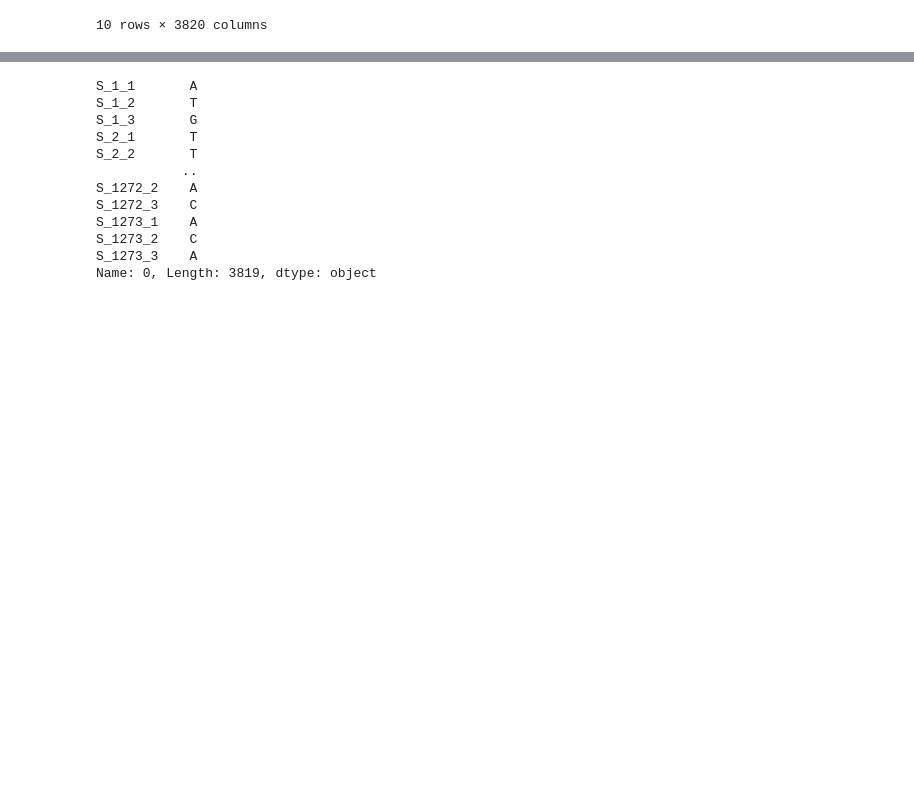
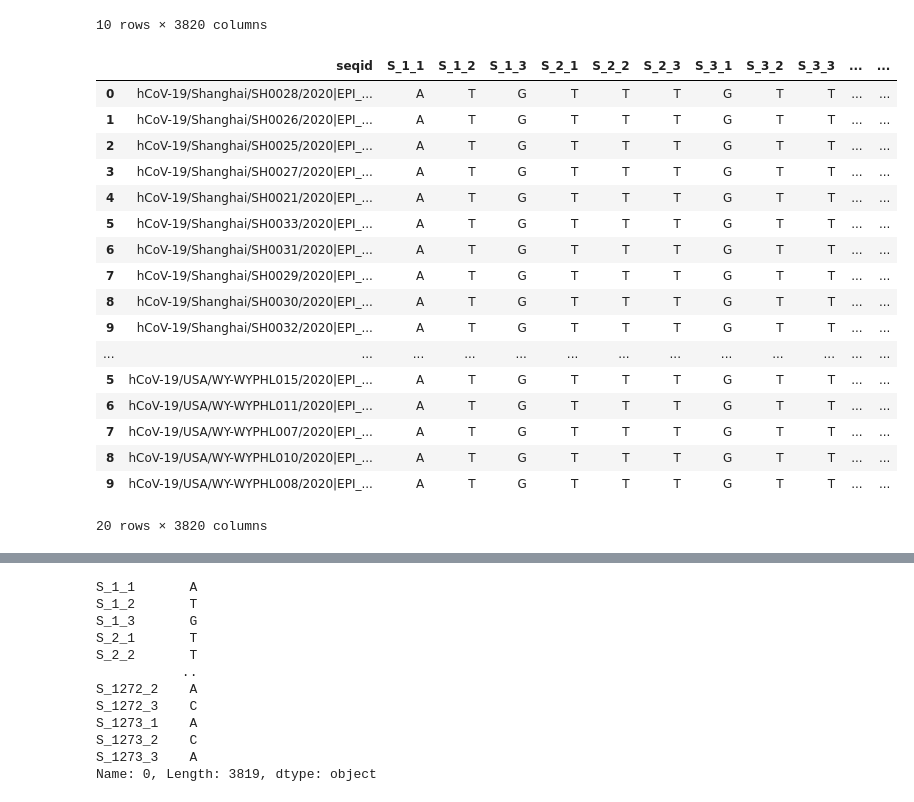
Before and after one commit to sarahkurd/bioinformatics-sample-code, a Jupyter notebook: Project2-Comparing-Phylogeny-of -2-Countries.ipynb, the cells around one changed output, grey strips where cells are left out. Saved outputs shown, nothing was run; the diff lists cells and outputs as text; code cells hidden in the pictures; blank space fills up the shorter version.

```diff
--- a/Project2-Comparing-Phylogeny-of -2-Countries.ipynb
+++ b/Project2-Comparing-Phylogeny-of -2-Countries.ipynb
@@ -126,3 +126,25 @@ China_position_table
 | 8 | hCoV-19/Shanghai/SH0030/2020|EPI_... | A | T | G | T | T | T | G | T | T | ... | ... |
 | 9 | hCoV-19/Shanghai/SH0032/2020|EPI_... | A | T | G | T | T | T | G | T | T | ... | ... |
 10 rows × 3820 columns
+# %%
+vertical_stack = pd.concat([China_position_table, US_position_table], axis=0)
+vertical_stack
+# %% [output]
+|  | seqid | S_1_1 | S_1_2 | S_1_3 | S_2_1 | S_2_2 | S_2_3 | S_3_1 | S_3_2 | S_3_3 | ... | ... |
+| 0 | hCoV-19/Shanghai/SH0028/2020|EPI_... | A | T | G | T | T | T | G | T | T | ... | ... |
+| 1 | hCoV-19/Shanghai/SH0026/2020|EPI_... | A | T | G | T | T | T | G | T | T | ... | ... |
+| 2 | hCoV-19/Shanghai/SH0025/2020|EPI_... | A | T | G | T | T | T | G | T | T | ... | ... |
+| 3 | hCoV-19/Shanghai/SH0027/2020|EPI_... | A | T | G | T | T | T | G | T | T | ... | ... |
+| 4 | hCoV-19/Shanghai/SH0021/2020|EPI_... | A | T | G | T | T | T | G | T | T | ... | ... |
+| 5 | hCoV-19/Shanghai/SH0033/2020|EPI_... | A | T | G | T | T | T | G | T | T | ... | ... |
+| 6 | hCoV-19/Shanghai/SH0031/2020|EPI_... | A | T | G | T | T | T | G | T | T | ... | ... |
+| 7 | hCoV-19/Shanghai/SH0029/2020|EPI_... | A | T | G | T | T | T | G | T | T | ... | ... |
+| 8 | hCoV-19/Shanghai/SH0030/2020|EPI_... | A | T | G | T | T | T | G | T | T | ... | ... |
+| 9 | hCoV-19/Shanghai/SH0032/2020|EPI_... | A | T | G | T | T | T | G | T | T | ... | ... |
+| ... | ... | ... | ... | ... | ... | ... | ... | ... | ... | ... | ... | ... |
+| 5 | hCoV-19/USA/WY-WYPHL015/2020|EPI_... | A | T | G | T | T | T | G | T | T | ... | ... |
+| 6 | hCoV-19/USA/WY-WYPHL011/2020|EPI_... | A | T | G | T | T | T | G | T | T | ... | ... |
+| 7 | hCoV-19/USA/WY-WYPHL007/2020|EPI_... | A | T | G | T | T | T | G | T | T | ... | ... |
+| 8 | hCoV-19/USA/WY-WYPHL010/2020|EPI_... | A | T | G | T | T | T | G | T | T | ... | ... |
+| 9 | hCoV-19/USA/WY-WYPHL008/2020|EPI_... | A | T | G | T | T | T | G | T | T | ... | ... |
+20 rows × 3820 columns
```
Also changed, not shown: parts of 10 cells of this notebook.
